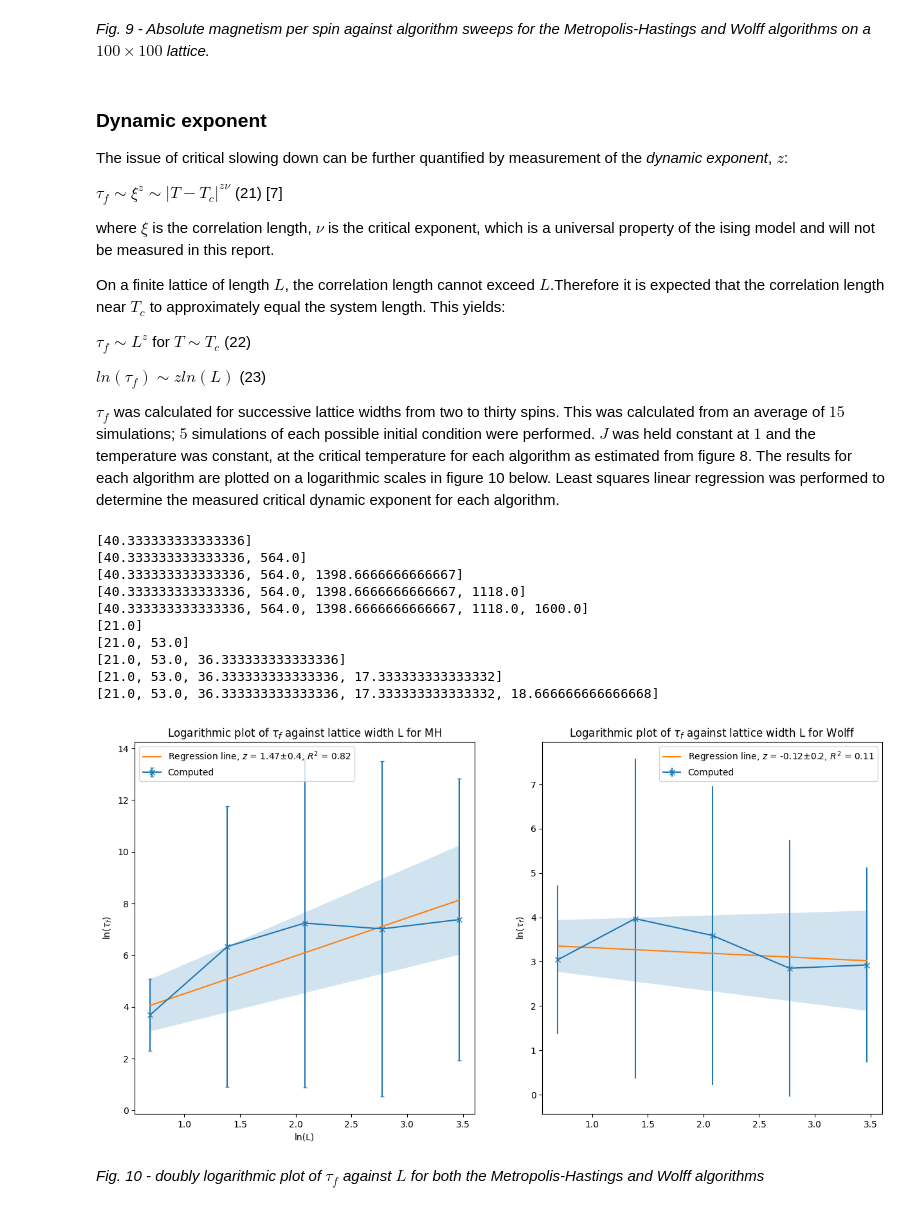
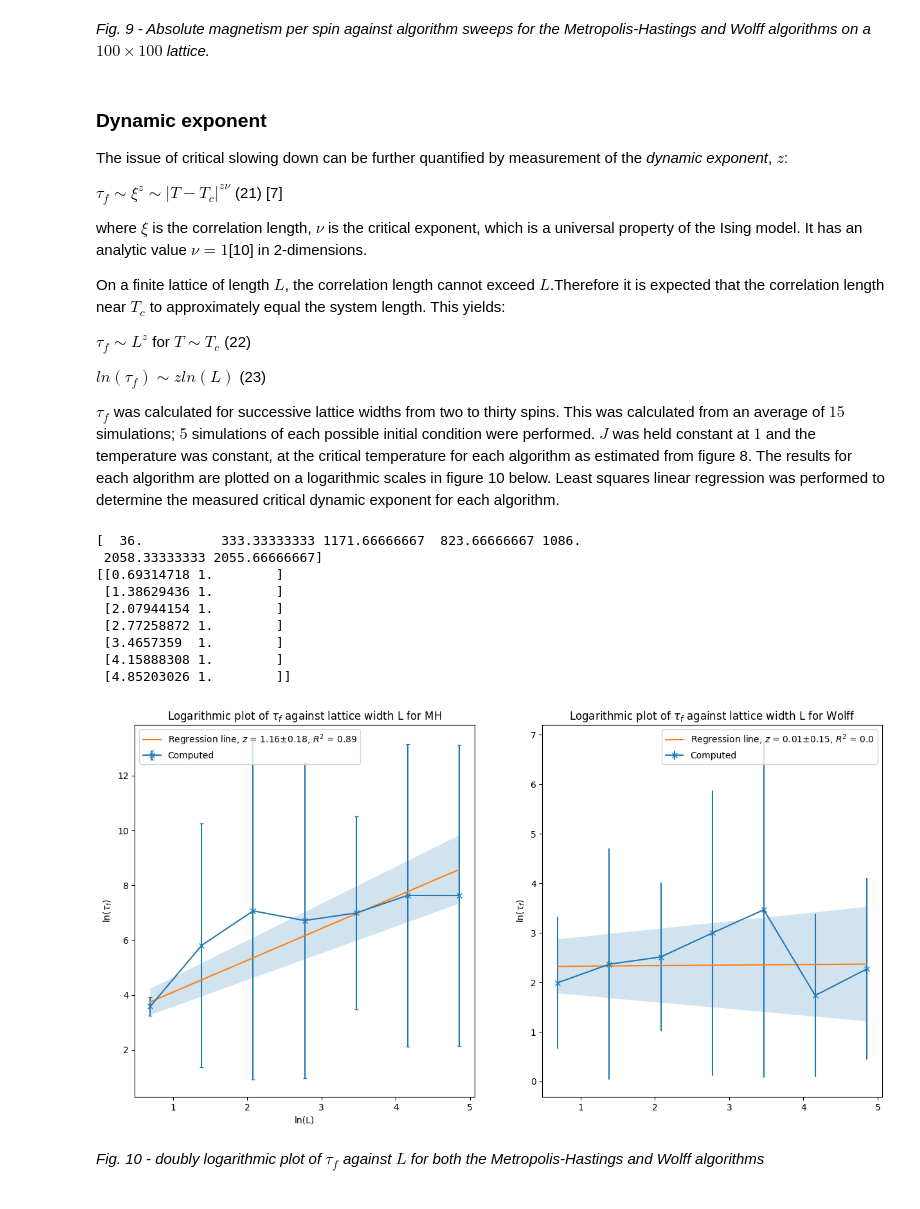
Before and after one commit to Part-II-Computational-Physics/cluster-algorithms-for-monte-carlo-jbd29, a Jupyter notebook: Report.ipynb, the cells around one changed output. Cells and saved outputs as stored; diff of their text form; code cells hidden in the pictures.

```diff
--- a/Report.ipynb
+++ b/Report.ipynb
@@ -262,0 +313,5 @@ np.save('Wolff_M_against_T',Ms_Wolff)
+# %%
+lattice = lat.make_lattice(50,1)
+burn = MH.evolve_and_compute_M(lattice,0.7**-1,1,0,500000)[0]
+Ms = MH.evolve_and_compute_M(lattice,0.7**-1,1,0,100000)[0]
+print(batch_average(Ms))
@@ -331,12 +390,6 @@ This sample autocorrelation is a convenient measure of the degree of correlation
 $\bar\rho(t) \approx e^{{t}/{\tau_f}}$ (19) [5]
 
 Under this assumption, the autocorrelation time is estimated by the time of the first value of $\bar\rho(t)$ such that $\bar\rho(t) \le \frac{1}{e}$.
-# %%
-lattice = lat.make_lattice(100,1)
-max_time = 100
-T = 0.5
-# Evolve the lattice with Wolff
-Ms, sweeps = W.Wolff_evolve_and_compute_M(lattice,T**-1,1,max_time)
 # %% [markdown]
 Note that, for values far from $T_c$, the autocorrelation is sufficiently small that python's 64-bit floats round it to zero, or nan. In this case, equation (19) can not be applied, and the autocorrelation time must be assumed to be $0$. The below code plots the sample autocorrelation against sweeps for different physical conditions using both the Wolff and MH algorithms:
 # %%
@@ -548,7 +630,7 @@ The issue of critical slowing down can be further quantified by measurement of t
 
 $\tau_f \sim \xi^z \sim \vert T - T_c \vert ^{z \nu}$ (21) [7]
 
-where $\xi$ is the correlation length, $\nu$ is the critical exponent, which is a universal property of the ising model and will not be measured in this report.
+where $\xi$ is the correlation length, $\nu$ is the critical exponent, which is a universal property of the Ising model. It has an analytic value $\nu = 1$[10] in 2-dimensions.
 
 On a finite lattice of length $L$, the correlation length cannot exceed $L$.Therefore it is expected that the correlation length near $T_c$ to approximately equal the system length. This yields:
 
@@ -604,26 +686,17 @@ for width in lattice_widths:
     Wolff_autocorr_time_against_width_err.append(np.std(Wolff_temp))
     print(Wolff_autocorr_time_against_width)
 
-
-#np.save('MH_autocorr_time_against_width.npy', MH_autocorr_time_against_width)
-#np.save('Wolff_autocorr_time_against_width.npy', Wolff_autocorr_time_against_width)
+np.save('MH_autocorr_time_against_width.npy', MH_autocorr_time_against_width)
+np.save('Wolff_autocorr_time_against_width.npy', Wolff_autocorr_time_against_width)
-# %% [output]
-[40.333333333333336]
-[40.333333333333336, 564.0]
-[40.333333333333336, 564.0, 1398.6666666666667]
-[40.333333333333336, 564.0, 1398.6666666666667, 1118.0]
-[40.333333333333336, 564.0, 1398.6666666666667, 1118.0, 1600.0]
-[21.0]
-[21.0, 53.0]
-[21.0, 53.0, 36.333333333333336]
-[21.0, 53.0, 36.333333333333336, 17.333333333333332]
-[21.0, 53.0, 36.333333333333336, 17.333333333333332, 18.666666666666668]
 # %%
 import statsmodels.api as sm
 # data loading and initialisation:
-lattice_widths = [2**(i+1) for i in range(5)]
-#MH_autocorr_time_against_width = np.load('MH_autocorr_time_against_width.npy')
-#Wolff_autocorr_time_against_width = np.load('Wolff_autocorr_time_against_width.npy')
+lattice_widths = [2**(i+1) for i in range(7)]
+MH_autocorr_time_against_width = np.load('MH_autocorr_time_against_width.npy')
+MH_autocorr_time_against_width_err = np.load('MH_autocorr_time_against_width_err.npy')
+print(MH_autocorr_time_against_width)
+Wolff_autocorr_time_against_width = np.load('Wolff_autocorr_time_against_width.npy')
+Wolff_autocorr_time_against_width_err = np.load('Wolff_autocorr_time_against_width_err.npy')
 lnL = np.log(lattice_widths)
 lnMH_autocorr_time_against_width = np.log(MH_autocorr_time_against_width)
 lnWolff_autocorr_time_against_width = np.log(Wolff_autocorr_time_against_width)
@@ -631,7 +704,8 @@ fig, ax = plt.subplots(1,2, figsize = (15,7.5))
 
 # Linear regression for MH
 A = np.vstack([lnL, np.ones(len(lnMH_autocorr_time_against_width))]).T
-model = sm.WLS(lnMH_autocorr_time_against_width,A,weights = np.log(MH_autocorr_time_against_width_err)**-1)
+print(A)
+model = sm.WLS(lnMH_autocorr_time_against_width,A,weights = np.log(np.power(MH_autocorr_time_against_width_err,2))**-1)
 results = model.fit()
 m , c = results.params
 m_err, c_err = results.bse
@@ -662,35 +736,44 @@ ax[0].legend()
 
 # Linear regression for wolff
 A = np.vstack([lnL, np.ones(len(lnWolff_autocorr_time_against_width))]).T
-model = sm.WLS(lnWolff_autocorr_time_against_width,A,weights = np.log(Wolff_autocorr_time_against_width_err)**-1)
+model = sm.WLS(lnWolff_autocorr_time_against_width,A,weights = np.log(np.power(Wolff_autocorr_time_against_width_err,2))**-1)
 results = model.fit()
 m , c = results.params
 m_err, c_err = results.bse
 
 #construct regression data points
 line = m*lnL + c
 #construct extremal lines
 line_pp = (m + m_err)*lnL + c + c_err
 line_pm = (m + m_err)*lnL + c - c_err
 line_mp = (m - m_err)*lnL + c + c_err
 line_mm = (m - m_err)*lnL + c - c_err
 
 #create confidence interval
 min = []
 max = []
 for i in range(len(line)):
     min.append(np.min([line_pp[i], line_pm[i], line_mp[i], line_mm[i]]))
     max.append(np.max([line_pp[i], line_pm[i], line_mp[i], line_mm[i]]))
 
 # Plot:
 ax[1].errorbar(lnL, lnWolff_autocorr_time_against_width, yerr = np.log(Wolff_autocorr_time_against_width_err),marker = 'x', label = 'Computed')
 ax[1].plot(lnL, m*lnL+c,  label = r'Regression line, $z$ = ' + str(np.round(m, 2)) + u'\xb1' + str(np.round(m_err,2)) + r', $R^2$ = ' + str(np.round(results.rsquared, 2)))
 ax[1].set_ylabel(r'ln($\tau_f$)')
 ax[1].set_title(r'Logarithmic plot of $\tau_f$ against lattice width L for Wolff')
 ax[1].fill_between(lnL, min, max, alpha = .2)
 ax[1].legend()
 plt.show()
 # %% [output]
+[  36.          333.33333333 1171.66666667  823.66666667 1086.
+ 2058.33333333 2055.66666667]
+[[0.69314718 1.        ]
+ [1.38629436 1.        ]
+ [2.07944154 1.        ]
+ [2.77258872 1.        ]
+ [3.4657359  1.        ]
+ [4.15888308 1.        ]
+ [4.85203026 1.        ]]
-[figure, old version]
+[figure, new version]
 # %% [markdown]
 *Fig. 10 - doubly logarithmic plot of $\tau_f$ against $L$ for both the Metropolis-Hastings and Wolff algorithms*
```
Also changed, not shown: parts of 15 cells of this notebook.
